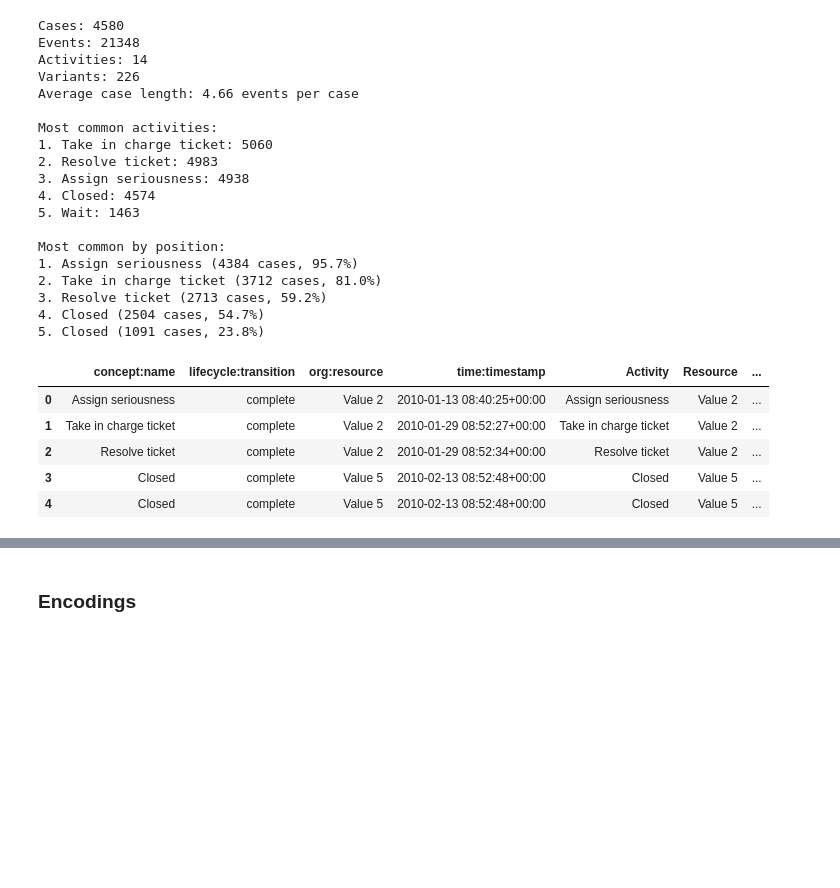
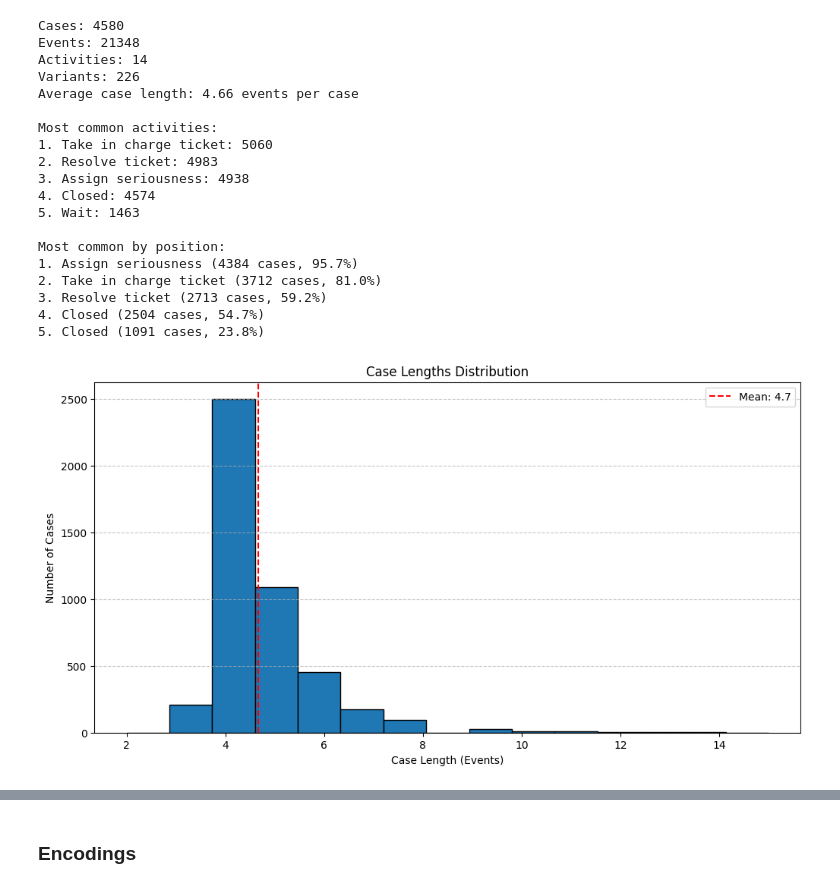
Before and after one commit to LorenzoCirac/Encodings-for-Next-Step-Activity-Prediction, a Jupyter notebook: Encodings for Next Step Activity Prediction.ipynb, the cells around one changed output, grey strips where cells are left out. Saved outputs shown, nothing was run; the diff lists cells and outputs as text; code cells hidden in the pictures; blank space fills up the shorter version.

```diff
--- a/Encodings for Next Step Activity Prediction.ipynb
+++ b/Encodings for Next Step Activity Prediction.ipynb
@@ -101,13 +88,19 @@ Most common by position:
 3. Resolve ticket (2713 cases, 59.2%)
 4. Closed (2504 cases, 54.7%)
 5. Closed (1091 cases, 23.8%)
-# %%
-df.head()
-# %% [output]
-|  | concept:name | lifecycle:transition | org:resource | time:timestamp | Activity | Resource | ... |
-| 0 | Assign seriousness | complete | Value 2 | 2010-01-13 08:40:25+00:00 | Assign seriousness | Value 2 | ... |
-| 1 | Take in charge ticket | complete | Value 2 | 2010-01-29 08:52:27+00:00 | Take in charge ticket | Value 2 | ... |
-| 2 | Resolve ticket | complete | Value 2 | 2010-01-29 08:52:34+00:00 | Resolve ticket | Value 2 | ... |
-| 3 | Closed | complete | Value 5 | 2010-02-13 08:52:48+00:00 | Closed | Value 5 | ... |
-| 4 | Closed | complete | Value 5 | 2010-02-13 08:52:48+00:00 | Closed | Value 5 | ... |
+# %%
+case_lengths = df.groupby("case:concept:name").size()
+mean_length = case_lengths.mean()
+
+plt.figure(figsize=(12, 6))
+plt.hist(case_lengths, bins=15, edgecolor="black")
+plt.axvline(mean_length, color="red", linestyle="--", label=f"Mean: {mean_length:.1f}")
+plt.title("Case Lengths Distribution")
+plt.xlabel("Case Length (Events)")
+plt.ylabel("Number of Cases")
+plt.legend()
+plt.grid(axis="y", linestyle="--", alpha=0.7)
+plt.show()
+# %% [output]
+[figure, added]
 # %%
```
Also changed, not shown: parts of 67 cells of this notebook, 3 other files.
